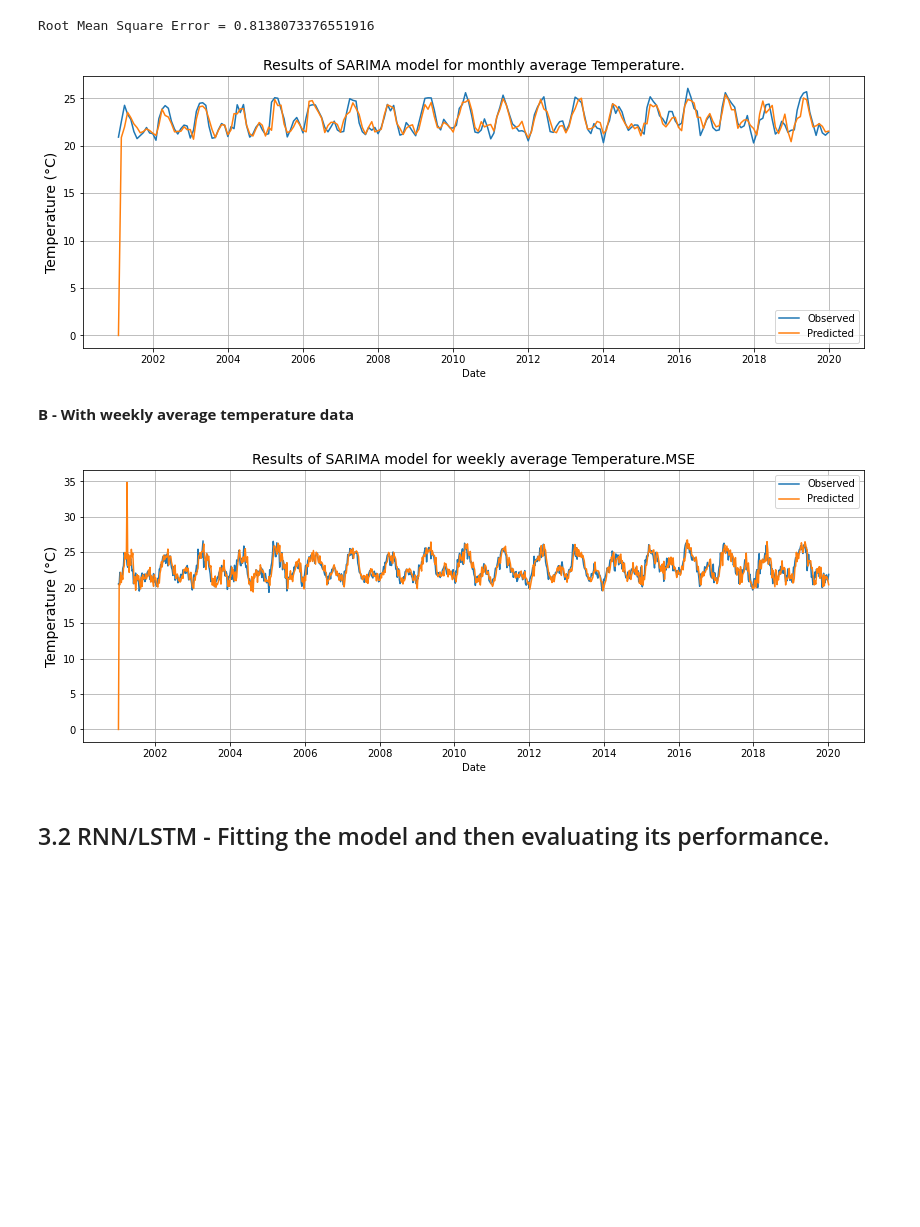
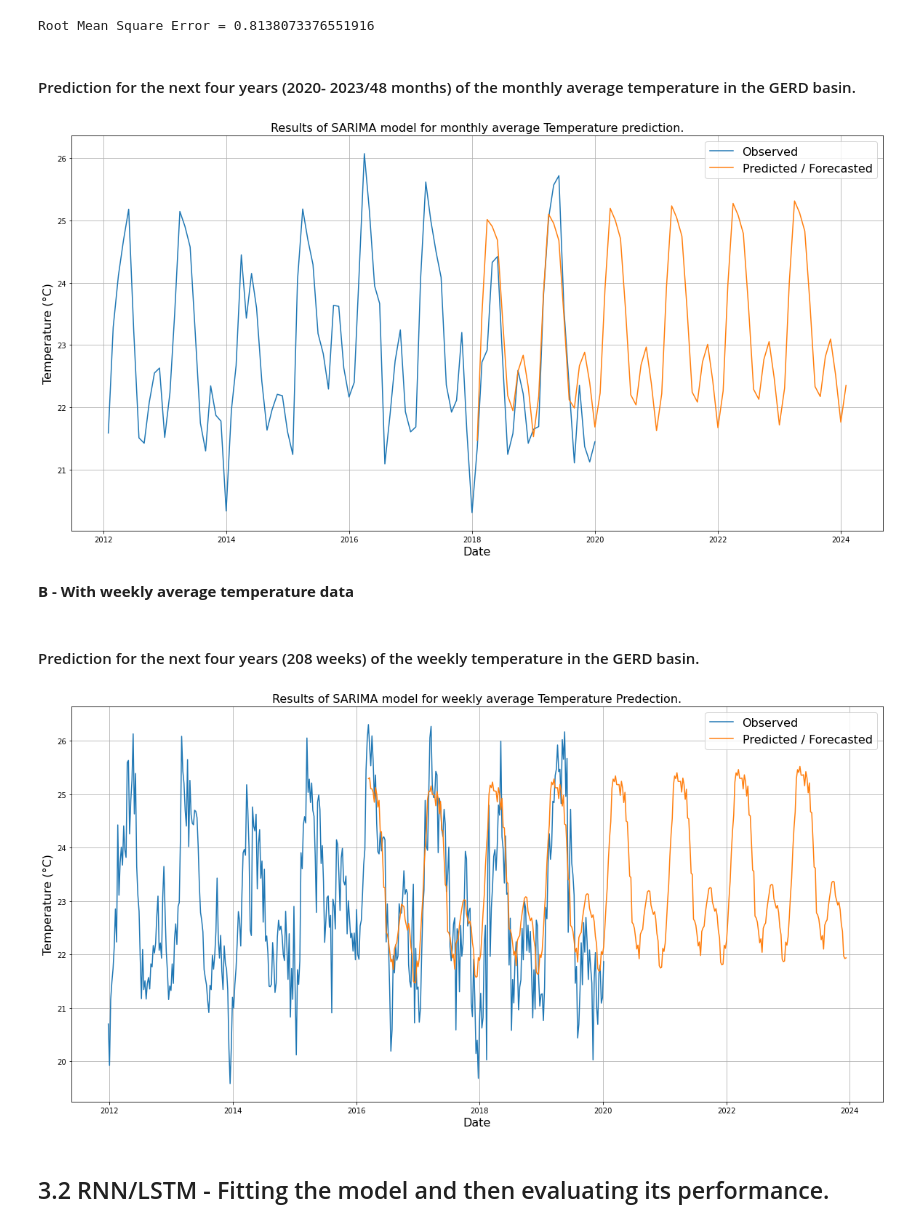
Before and after one commit to behailudesta/CPMLAI, a Jupyter notebook: Capstone_behailud_main.ipynb, the cells around one changed output. Cells and saved outputs as stored; diff of their text form; code cells hidden in the pictures; blank space fills up the shorter version.

```diff
--- a/Capstone_behailud_main.ipynb
+++ b/Capstone_behailud_main.ipynb
@@ -541,0 +579,2 @@ plt.savefig("./images/monthly_max_precip.jpg");
+# %%
+df_temperature_avg_monthly['Seasonal_First_Difference'] = df_temperature_avg_monthly['daily_avg_temp'] - df_temperature_avg_monthly['daily_avg_temp'].shift(12)
@@ -919,29 +974,29 @@ print(f"Root Mean Square Error = {rmse}")
 Root Mean Square Error = 0.8138073376551916
 # %%
 #Fit a SARIMA model to the data
-temperature_monthly_model = SARIMAX(temperature_monthly, order=(1, 0, 3), seasonal_order=(1, 0, 0, 12))
+temperature_monthly_model = SARIMAX(temperature_monthly, order=(1, 0, 3), seasonal_order=(1, 0, 3, 12))
 temperature_monthly_results = temperature_monthly_model.fit()
+# %% [markdown]
+#### Prediction for the next four years (2020- 2023/48 months) of the monthly average temperature in the GERD basin.
 # %%
-#Make predictions for the next 12 months
-monthly_temperature_forecast = temperature_monthly_results.predict(n_periods=12)
+#Make predictions for the next 48 months/ 4 years
+monthly_temperature_forecast  = temperature_monthly_results.predict(start=204,end=276,dynamic=True)
 # %%
-#Make predictions for the next 12 months
 #Create a date range for the forecast period
-forecast_index = pd.date_range(start=temperature_monthly.index[-1], periods=2, freq="MS")
+forecast_index = pd.date_range(start=temperature_monthly.index[-1], periods=4, freq="MS")
 #Plot the observed data and the predicted values
-plt.figure(figsize=(14, 5))
-plt.title('Results of SARIMA model for monthly average Temperature.',fontsize=14, loc = 'center')
-plt.plot(temperature_monthly, label="Observed")
-plt.plot(monthly_temperature_forecast, label="Predicted")
-#plt.fill_beftween(forecast_index, conf_int[:, 0], conf_int[:, 1], alpha=0.2)
-plt.xlabel("Date")
-plt.ylabel('Temperature (°C)',fontsize=14)
+plt.figure(figsize=(20, 10))
+plt.title('Results of SARIMA model for monthly average Temperature prediction.',fontsize=16, loc = 'center')
+plt.plot(temperature_monthly.iloc[132:], label="Observed")
+plt.plot(monthly_temperature_forecast, label="Predicted / Forecasted")
+plt.xlabel("Date",fontsize=16)
+plt.ylabel('Temperature (°C)',fontsize=16)
 plt.grid();
-plt.legend()
+plt.legend(fontsize=16)
 plt.savefig("./images/sarima_monthly_average_temp.jpg");
 plt.show()
 # %% [output]
-[figure, old version]
+[figure, new version]
 # %% [markdown]
 **B - With weekly average temperature data**
 # %%
@@ -952,2 +1007,4 @@ temperature_weekly_model = SARIMAX(temperature_weekly, order=(1, 0, 3), seasonal
 temperature_weekly_results = temperature_weekly_model.fit()
+# %% [markdown]
+#### Prediction for the next four years (208 weeks) of the weekly temperature in the GERD basin.
 # %%
@@ -956,21 +1014,20 @@ weekly_temperature_forecast = temperature_weekly_results.predict(n_periods=12)
 # %%
-#Make predictions for the next 12 months
+#Make prediction plots for the next four years (208 weeks) for the next 12 months
 #Create a date range for the forecast period
-forecast_index = pd.date_range(start=temperature_weekly.index[-1], periods=12, freq="MS")
+forecast_index = pd.date_range(start=temperature_weekly.index[-1], periods=208, freq="MS")
 #Plot the observed data and the predicted values
-plt.figure(figsize=(14, 5))
-plt.title('Results of SARIMA model for weekly average Temperature.MSE',fontsize=14, loc = 'center')
-plt.plot(temperature_weekly, label="Observed")
-plt.plot(weekly_temperature_forecast, label="Predicted")
-#plt.fill_beftween(forecast_index, conf_int[:, 0], conf_int[:, 1], alpha=0.2)
-plt.xlabel("Date")
-plt.ylabel('Temperature (°C)',fontsize=14)
+plt.figure(figsize=(20, 10))
+plt.title('Results of SARIMA model for weekly average Temperature Predection.',fontsize=16, loc = 'center')
+plt.plot(temperature_weekly.iloc[572:], label="Observed")
+plt.plot(weekly_temperature_forecast, label="Predicted / Forecasted")
+plt.xlabel("Date",fontsize=16)
+plt.ylabel('Temperature (°C)',fontsize=16)
 plt.grid();
-plt.legend()
-plt.savefig("./images/sarima_weekly_agerage_temp.jpg");
+plt.legend(fontsize=16)
+plt.savefig("./images/sarima_weekly_average_temp.jpg");
 plt.show()
 # %% [output]
-[figure, old version]
+[figure, new version]
 # %% [markdown]
 ## 3.2 RNN/LSTM - Fitting the model and then evaluating its performance.
 # %% [markdown]
```
Also changed, not shown: parts of 100 cells of this notebook.
